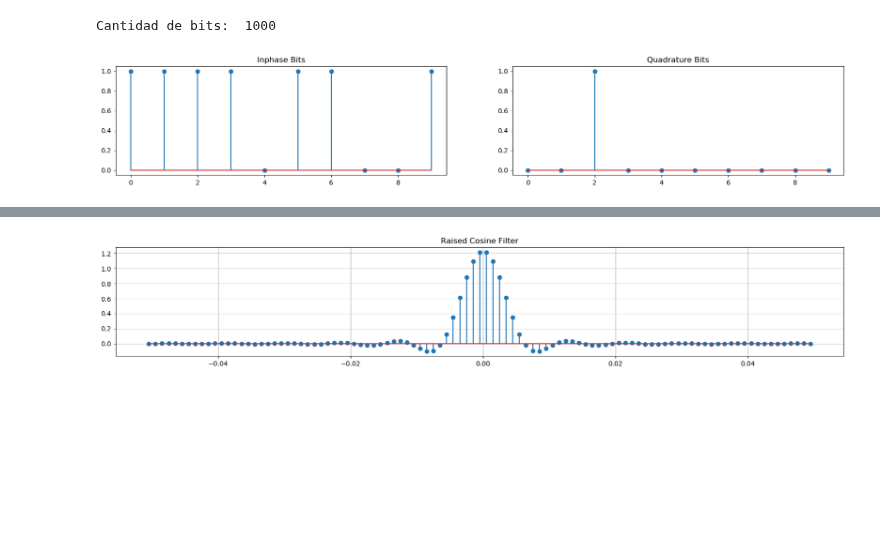
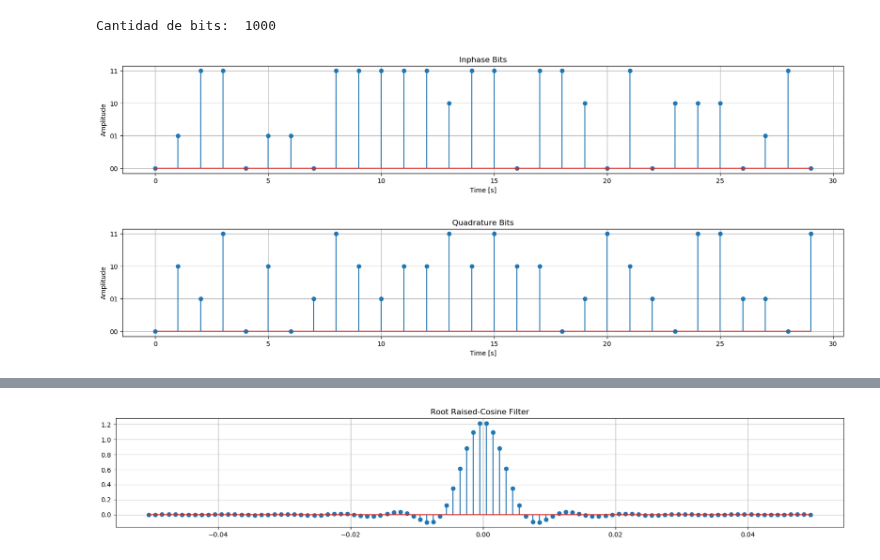
Before and after one commit to sofia-am/QPSK-8PSK-Simulation, a Jupyter notebook: notebook/sampling.ipynb, the cells around one changed output, grey strips where cells are left out. Drawn from its saved outputs; the diff is of its cells as text; code cells hidden in the pictures; blank space fills up the shorter version.

```diff
--- a/notebook/sampling.ipynb
+++ b/notebook/sampling.ipynb
@@ -12,20 +12,35 @@ sps = 8  # [samples/symbol] cantidad de samples por simbolo
 print("Cantidad de bits: ", N)
 # %% [output]
 Cantidad de bits:  1000
-# %%
-i_bits = np.random.randint(0, 2, N)  # [0, 1] bits aleatorios
-q_bits = np.random.randint(0, 2, N)  # [0, 1] bits aleatorios
-
-plt.figure(figsize=(20, 3)) #figsize=(ancho,alto)
-plt.subplot(1, 2, 1)
-plt.stem(i_bits[0:10], use_line_collection = True) #A stem plot plots vertical lines at each x location from the baseline to y, and places a marker there.
-plt.title("Inphase Bits")
-plt.subplot(1, 2, 2)
-plt.stem(q_bits[0:10], use_line_collection = True)
-plt.title("Quadrature Bits")
-plt.show()
-# %% [output]
-[figure, removed]
+# %%
+from matplotlib.ticker import StrMethodFormatter
+
+i_bits = np.random.randint(0, 4, N)  # [0, 1] bits aleatorios
+q_bits = np.random.randint(0, 4, N)  # [0, 1] bits aleatorios
+
+
+fig_i, ax_i = plt.subplots(figsize=(20, 3))
+ax_i.yaxis.set_major_formatter(StrMethodFormatter("{x:02b}"))
+ax_i.yaxis.set_ticks(np.arange(0, 11, 1))
+ax_i.set_title("Inphase Bits")
+ax_i.set_xlabel("Time [s]")
+ax_i.set_ylabel("Amplitude")
+plt.stem(i_bits[0:30], use_line_collection=True)
+plt.grid(True)
+plt.show()
+
+fig_q, ax_q = plt.subplots(figsize=(20, 3))
+ax_q.yaxis.set_major_formatter(StrMethodFormatter("{x:02b}"))
+ax_q.yaxis.set_ticks(np.arange(0, 11, 1))
+ax_q.set_title("Quadrature Bits")
+ax_q.set_xlabel("Time [s]")
+ax_q.set_ylabel("Amplitude")
+plt.stem(q_bits[0:30], use_line_collection=True)
+plt.grid(True)
+plt.show()
+# %% [output]
+[figure, added]
+[figure, added]
 # %%
 
 osample_i = np.array([])
```
Also changed, not shown: parts of 3 cells of this notebook.
